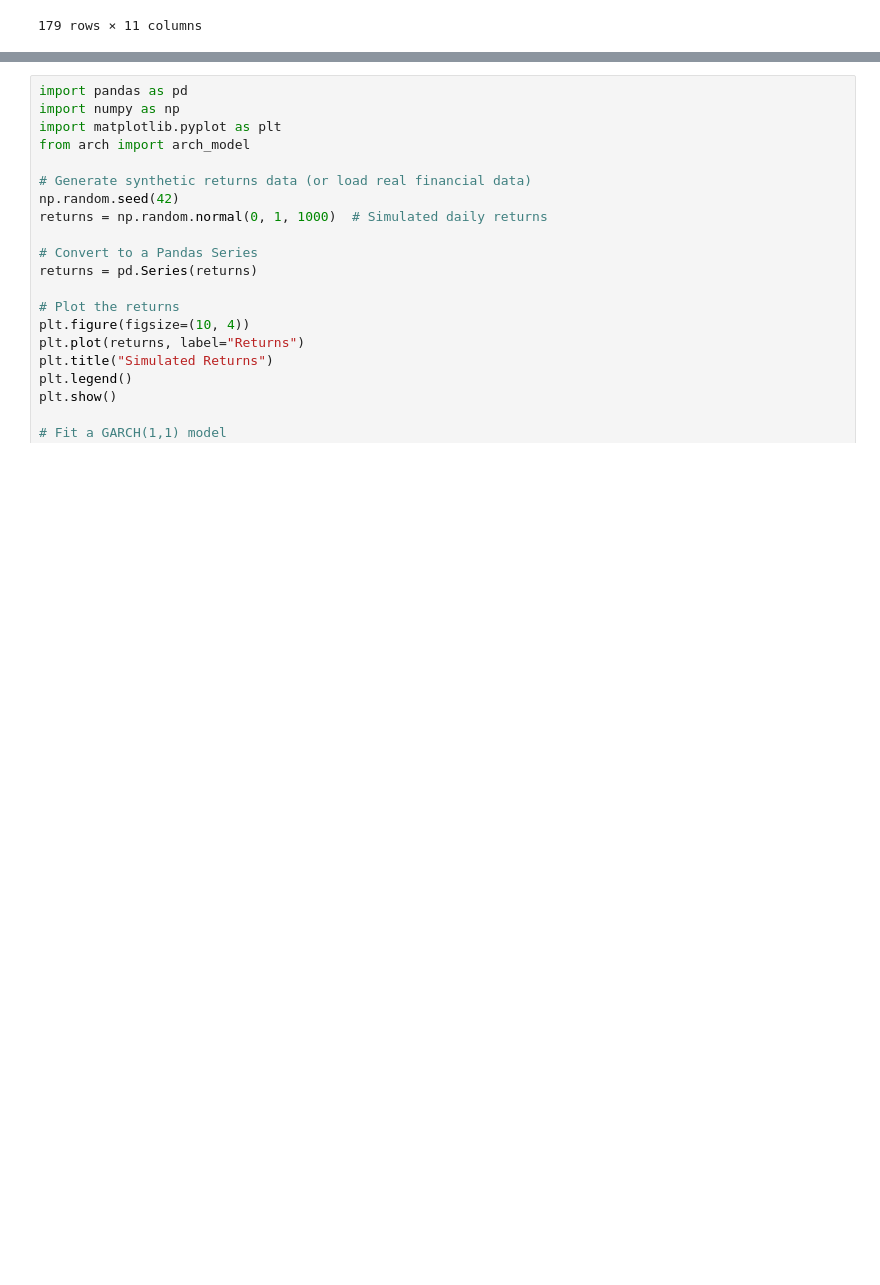
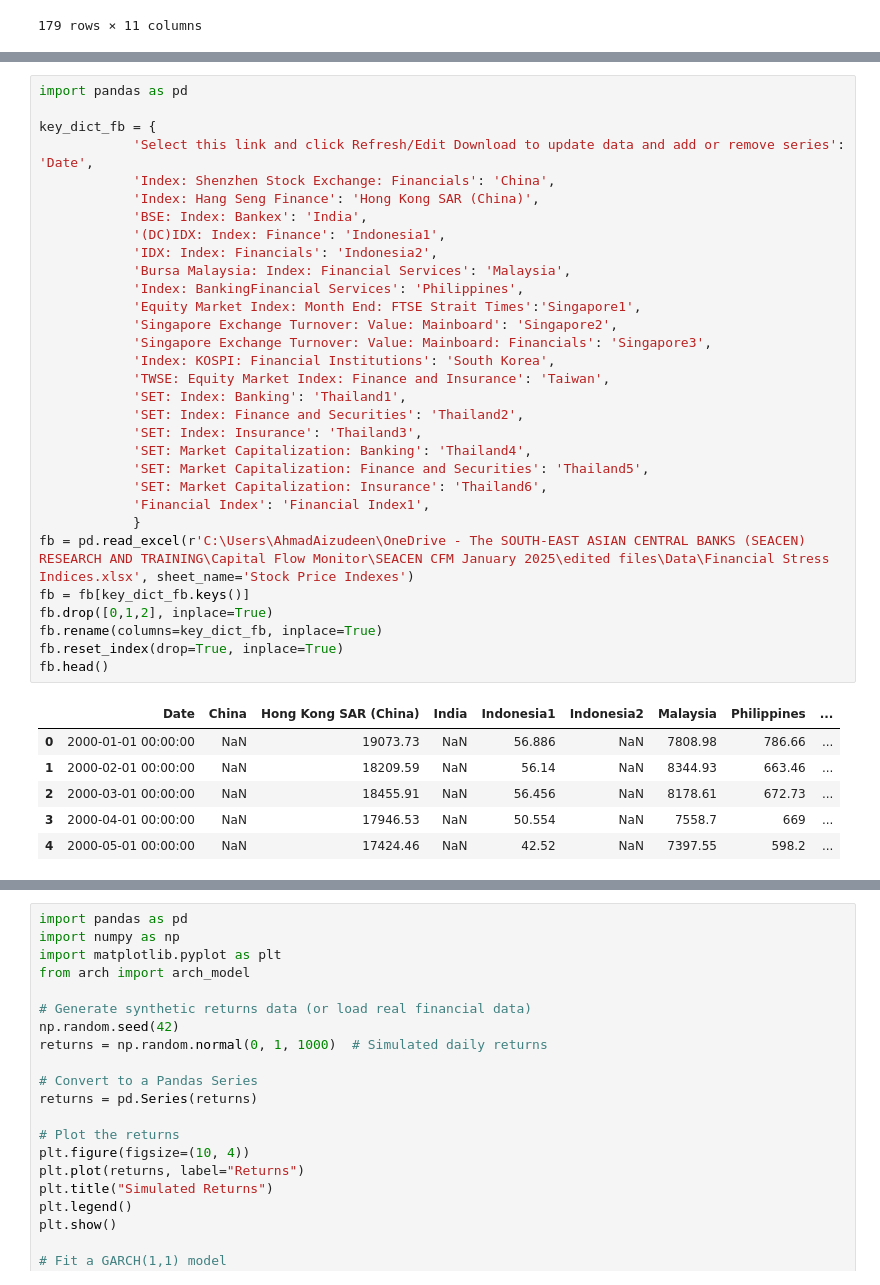
Before and after one commit to aizudeen11/cfm-nlp, a Jupyter notebook: main.ipynb, the cells around one changed output, grey strips where cells are left out. Saved outputs shown, nothing was run; the diff lists cells and outputs as text; blank space fills up the shorter version.

```diff
--- a/main.ipynb
+++ b/main.ipynb
@@ -344,0 +229,38 @@ model or by setting rescale=False.
+# %%
+import pandas as pd
+
+key_dict_fb = {
+            'Select this link and click Refresh/Edit Download to update data and add or remove series': 'Date',
+            'Index: Shenzhen Stock Exchange: Financials': 'China',
+            'Index: Hang Seng Finance': 'Hong Kong SAR (China)',
+            'BSE: Index: Bankex': 'India',
+            '(DC)IDX: Index: Finance': 'Indonesia1',
+            'IDX: Index: Financials': 'Indonesia2',
+            'Bursa Malaysia: Index: Financial Services': 'Malaysia',
+            'Index: BankingFinancial Services': 'Philippines',
+            'Equity Market Index: Month End: FTSE Strait Times':'Singapore1',
+            'Singapore Exchange Turnover: Value: Mainboard': 'Singapore2',
+            'Singapore Exchange Turnover: Value: Mainboard: Financials': 'Singapore3',
+            'Index: KOSPI: Financial Institutions': 'South Korea',
+            'TWSE: Equity Market Index: Finance and Insurance': 'Taiwan',
+            'SET: Index: Banking': 'Thailand1',
+            'SET: Index: Finance and Securities': 'Thailand2',
+            'SET: Index: Insurance': 'Thailand3',
+            'SET: Market Capitalization: Banking': 'Thailand4',
+            'SET: Market Capitalization: Finance and Securities': 'Thailand5',
+            'SET: Market Capitalization: Insurance': 'Thailand6',
+            'Financial Index': 'Financial Index1',
+            }
+fb = pd.read_excel(r'C:\Users\AhmadAizudeen\OneDrive - The SOUTH-EAST ASIAN CENTRAL BANKS (SEACEN) RESEARCH AND TRAINING\Capital Flow Monitor\SEACEN CFM January 2025\edited files\Data\Financial Stress Indices.xlsx', sheet_name='Stock Price Indexes')
+fb = fb[key_dict_fb.keys()]
+fb.drop([0,1,2], inplace=True)
+fb.rename(columns=key_dict_fb, inplace=True)
+fb.reset_index(drop=True, inplace=True)
+fb.head()
+# %% [output]
+|  | Date | China | Hong Kong SAR (China) | India | Indonesia1 | Indonesia2 | Malaysia | Philippines | ... |
+| 0 | 2000-01-01 00:00:00 | NaN | 19073.73 | NaN | 56.886 | NaN | 7808.98 | 786.66 | ... |
+| 1 | 2000-02-01 00:00:00 | NaN | 18209.59 | NaN | 56.14 | NaN | 8344.93 | 663.46 | ... |
+| 2 | 2000-03-01 00:00:00 | NaN | 18455.91 | NaN | 56.456 | NaN | 8178.61 | 672.73 | ... |
+| 3 | 2000-04-01 00:00:00 | NaN | 17946.53 | NaN | 50.554 | NaN | 7558.7 | 669 | ... |
+| 4 | 2000-05-01 00:00:00 | NaN | 17424.46 | NaN | 42.52 | NaN | 7397.55 | 598.2 | ... |
```
Also changed, not shown: parts of 10 cells of this notebook, 2 other files.
